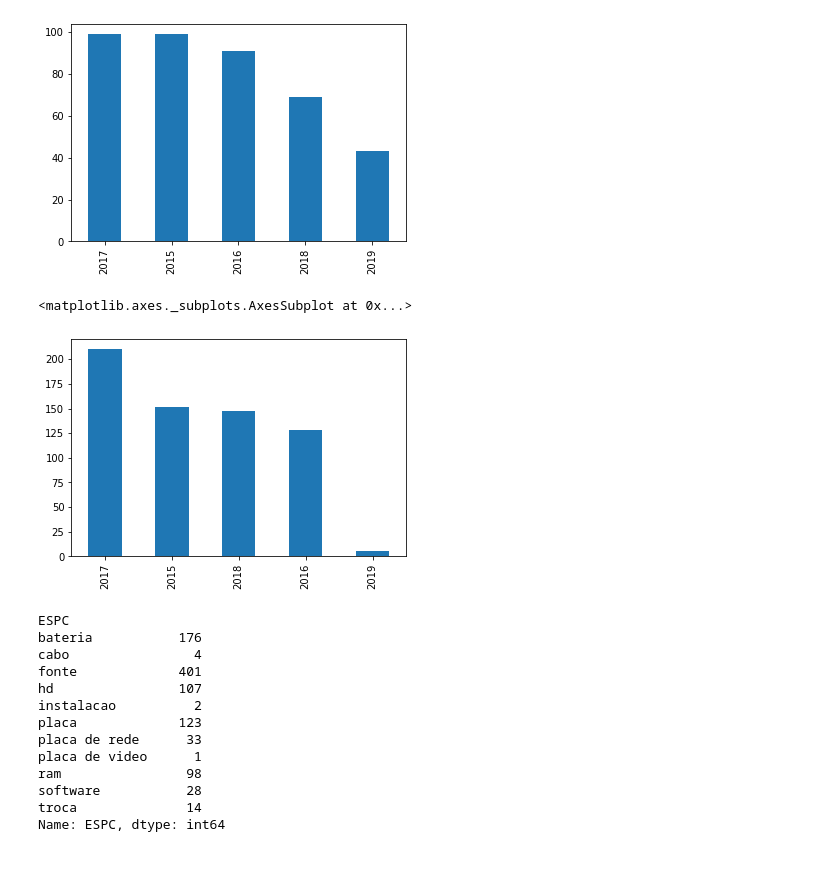
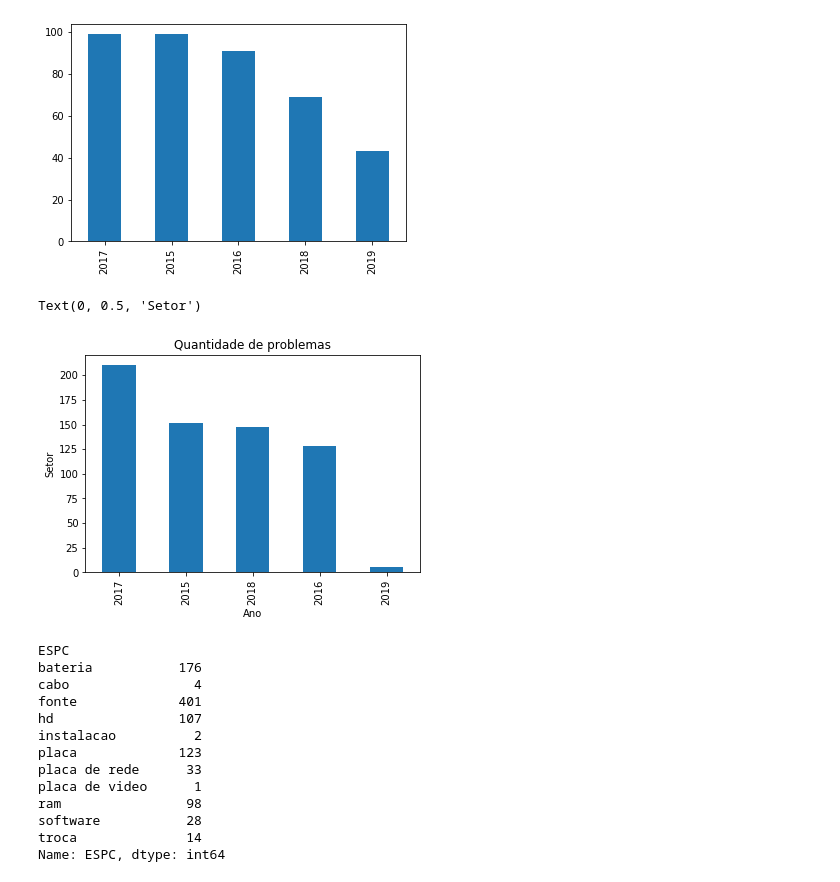
Before and after one commit to VictorCampelo/Ocomon-DS-Project, a Jupyter notebook: FirstOcomonNotebook.ipynb, the cells around one changed output. Drawn from its saved outputs; the diff is of its cells as text; code cells hidden in the pictures.

Commit message:
feat: add news graphs and plot new study case to analysis

```diff
--- a/FirstOcomonNotebook.ipynb
+++ b/FirstOcomonNotebook.ipynb
@@ -221,10 +213,15 @@ df[(df['OPEN_YEAR_1'] >= 2015) & (df['HAS_VALUE'] == 'P') & (df['ESPC'] == 'font
 <matplotlib.axes._subplots.AxesSubplot at 0x...>
 [figure]
 # %%
-df[(df['OPEN_YEAR_1'] >= 2015) & (df['HAS_VALUE'] == 'P') & (df['EQUIP'] == 'nobreak')]['OPEN_YEAR_1'].value_counts().plot.bar()
+df[(df['OPEN_YEAR_1'] >= 2015)
+   & (df['HAS_VALUE'] == 'P')
+   & (df['EQUIP'] == 'nobreak')]['OPEN_YEAR_1'].value_counts().plot.bar()
+plt.title("Quantidade de problemas")
+plt.xlabel("Ano")
+plt.ylabel("Setor")
 # %% [output]
-<matplotlib.axes._subplots.AxesSubplot at 0x...>
+Text(0, 0.5, 'Setor')
-[figure, old version]
+[figure, new version]
 # %%
 df[(df['OPEN_YEAR_1'] >= 2015) & (df['HAS_VALUE'] == 'P')].groupby(['ESPC'])['ESPC'].count()
 # %% [output]
```
Also changed, not shown: parts of 44 cells of this notebook.
